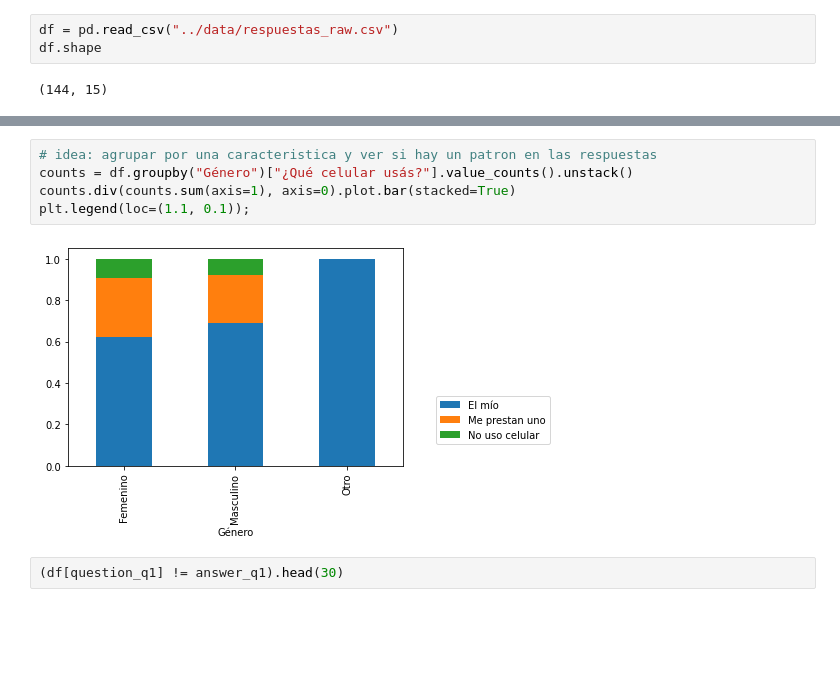
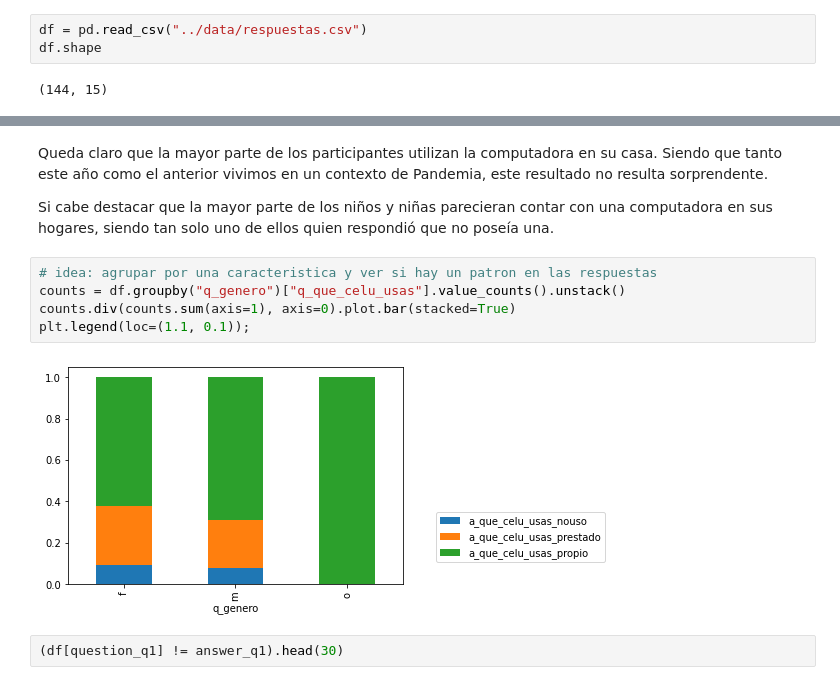
Before and after one commit to luparral/misconceptions, a Jupyter notebook: notebooks/Análisis exploratorio.ipynb, the cells around one changed output, grey strips where cells are left out. Drawn from its saved outputs; the diff is of its cells as text; blank space fills up the shorter version.

```diff
--- a/notebooks/Análisis exploratorio.ipynb
+++ b/notebooks/Análisis exploratorio.ipynb
@@ -6,7 +6,7 @@ import matplotlib.pyplot as plt
 # %% [markdown]
 # Read data
 # %%
-df = pd.read_csv("../data/respuestas_raw.csv")
+df = pd.read_csv("../data/respuestas.csv")
 df.shape
 # %% [output]
 (144, 15)
@@ -39,10 +91,14 @@ plt.title("Qué celular usas?");
+# %% [markdown]
+Queda claro que la mayor parte de los participantes utilizan la computadora en su casa. Siendo que tanto este año como el anterior vivimos en un contexto de Pandemia, este resultado no resulta sorprendente.
+
+Si cabe destacar que la mayor parte de los niños y niñas parecieran contar con una computadora en sus hogares, siendo tan solo uno de ellos quien respondió que no poseía una.
 # %%
 # idea: agrupar por una caracteristica y ver si hay un patron en las respuestas
-counts = df.groupby("Género")["¿Qué celular usás?"].value_counts().unstack()
+counts = df.groupby("q_genero")["q_que_celu_usas"].value_counts().unstack()
 counts.div(counts.sum(axis=1), axis=0).plot.bar(stacked=True)
 plt.legend(loc=(1.1, 0.1));
 # %% [output]
-[figure, old version]
+[figure, new version]
 # %%
 (df[question_q1] != answer_q1).head(30)
 # %% [output]
```
Also changed, not shown: parts of 9 cells of this notebook, 1 other file.
